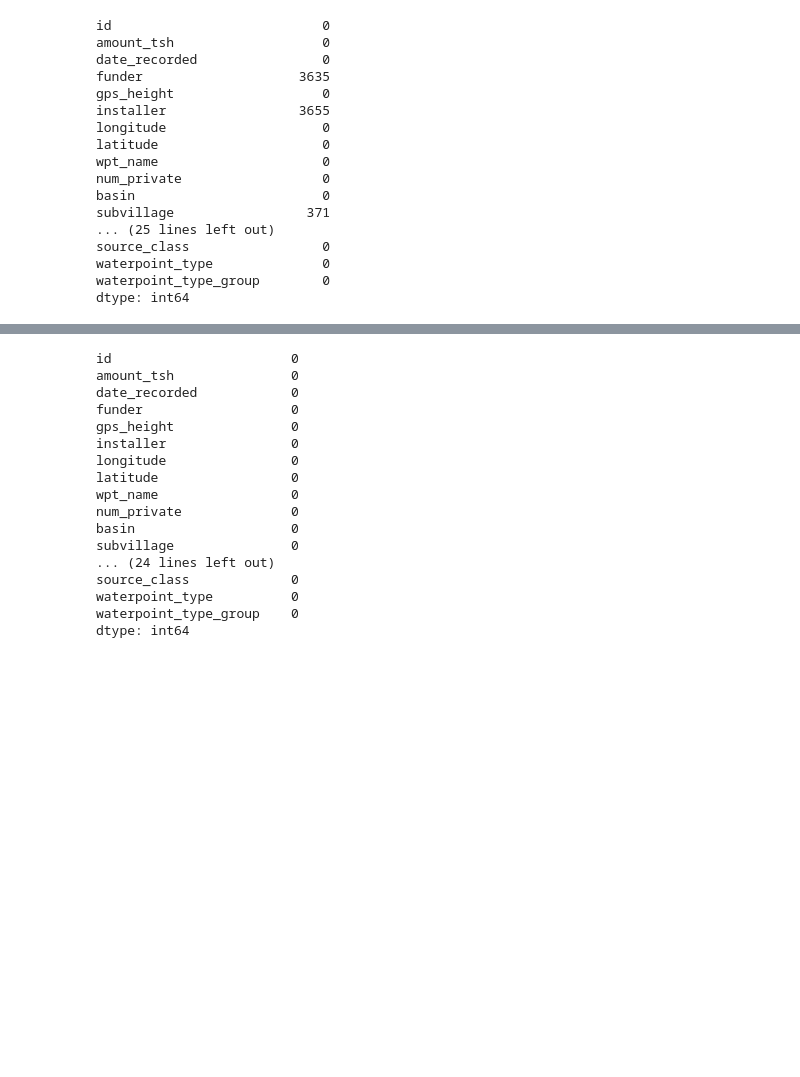
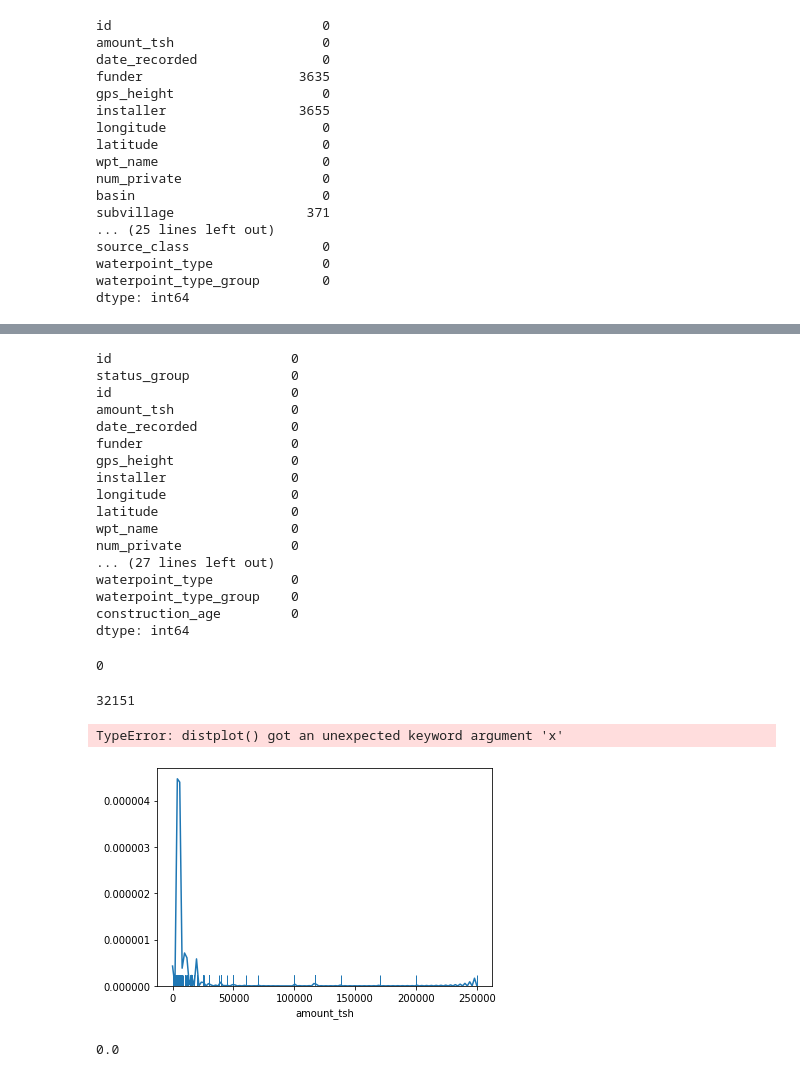
Before and after one commit to rashidbaset/Module3_Project, a Jupyter notebook: Data Clean.ipynb, the cells around one changed output, grey strips where cells are left out. Saved outputs shown, nothing was run; the diff lists cells and outputs as text; code cells hidden in the pictures; blank space fills up the shorter version.

```diff
--- a/Data Clean.ipynb
+++ b/Data Clean.ipynb
@@ -50,6 +66,8 @@ KeyError: "['scheme_name'] not found in axis"
 # %%
-df2.isnull().sum()
+df.isnull().sum()
 # %% [output]
+id                       0
+status_group             0
 id                       0
 amount_tsh               0
 date_recorded            0
@@ -60,10 +78,34 @@ longitude                0
 latitude                 0
 wpt_name                 0
 num_private              0
-basin                    0
-subvillage               0
-... (24 lines left out)
-source_class             0
+... (27 lines left out)
 waterpoint_type          0
 waterpoint_type_group    0
+construction_age         0
 dtype: int64
+# %%
+df1.set_index('id')
+df2.set_index('id')
+df = pd.concat([df1,df2], axis=1)
+# %%
+df.dropna(inplace=True)
+# %%
+df['amount_tsh'].isnull().sum()
+# %% [output]
+0
+# %%
+(df['amount_tsh']==0).sum()
+# %% [output]
+32151
+# %%
+ax = sns.distplot(x=df['amount_tsh'], showfliers= False)
+# %% [output]
+TypeError: distplot() got an unexpected keyword argument 'x'
+# %%
+ax = sns.distplot(df['amount_tsh'], bins=100, hist=False, rug=True)
+# %% [output]
+[figure, added]
+# %%
+df['amount_tsh'].median()
+# %% [output]
+0.0
```
Also changed, not shown: parts of 13 cells of this notebook.
